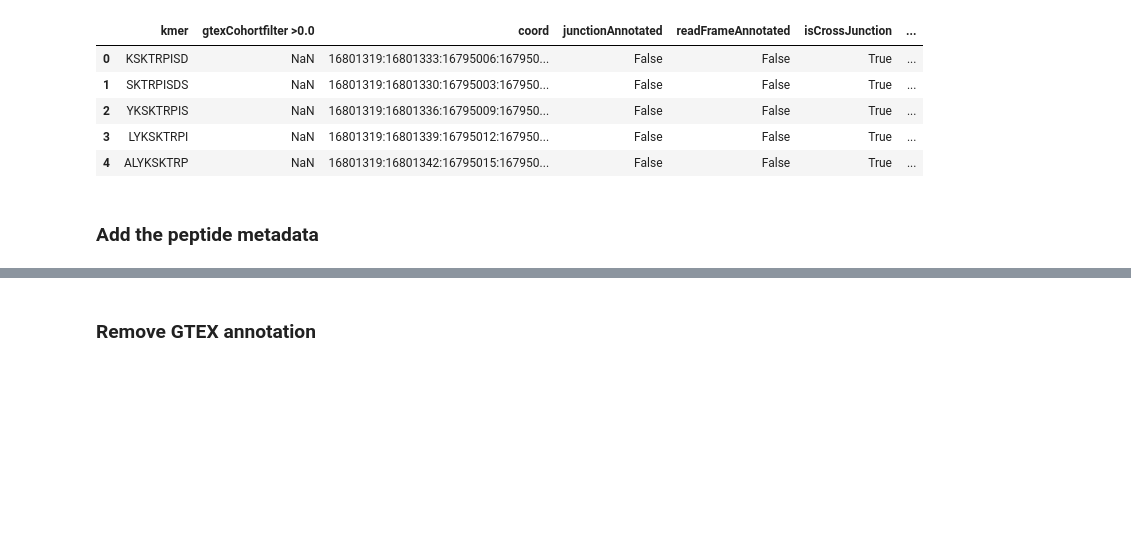
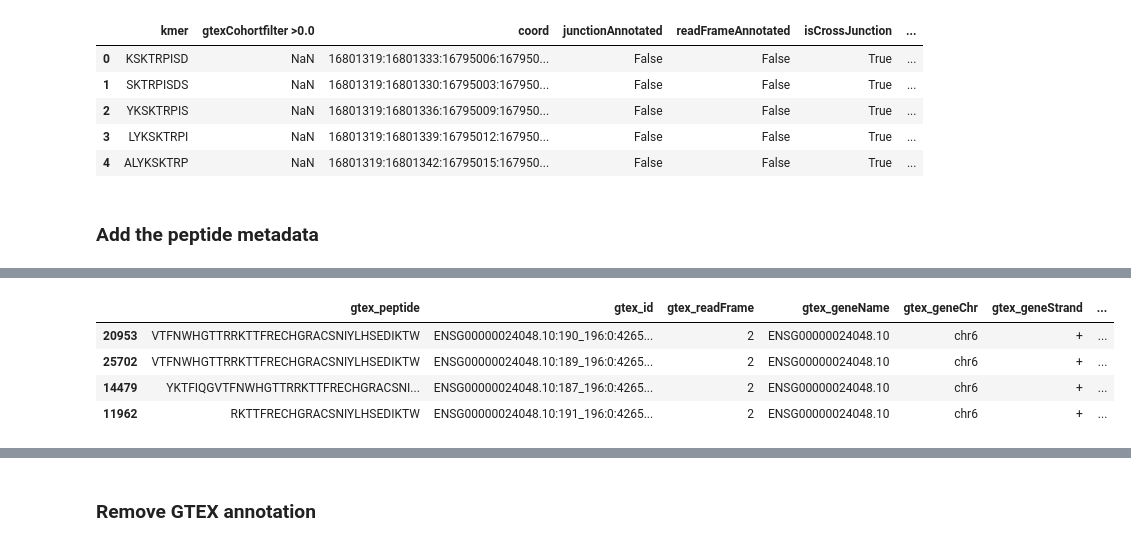
Before and after one commit to ratschlab/projects2020_ohsu, a Jupyter notebook: eth/debug/debug_false_positives/p20230307_filter_allRF_quality_check.ipynb, the cells around one changed output, grey strips where cells are left out. Cells and saved outputs as stored; diff of their text form; code cells hidden in the pictures; blank space fills up the shorter version.

```diff
--- a/eth/debug/debug_false_positives/p20230307_filter_allRF_quality_check.ipynb
+++ b/eth/debug/debug_false_positives/p20230307_filter_allRF_quality_check.ipynb
@@ -282,0 +452,8 @@ set(batch_kmers_init['junction_coordinate']).difference(set(meta_pep['junction_c
+# %%
+investgate.loc[[20953, 25702, 14479, 11962]]
+# %% [output]
+|  | gtex_peptide | gtex_id | gtex_readFrame | gtex_geneName | gtex_geneChr | gtex_geneStrand | ... |
+| 20953 | VTFNWHGTTRRKTTFRECHGRACSNIYLHSEDIKTW | ENSG00000024048.10:190_196:0:4265... | 2 | ENSG00000024048.10 | chr6 | + | ... |
+| 25702 | VTFNWHGTTRRKTTFRECHGRACSNIYLHSEDIKTW | ENSG00000024048.10:189_196:0:4265... | 2 | ENSG00000024048.10 | chr6 | + | ... |
+| 14479 | YKTFIQGVTFNWHGTTRRKTTFRECHGRACSNI... | ENSG00000024048.10:187_196:0:4265... | 2 | ENSG00000024048.10 | chr6 | + | ... |
+| 11962 | RKTTFRECHGRACSNIYLHSEDIKTW | ENSG00000024048.10:191_196:0:4265... | 2 | ENSG00000024048.10 | chr6 | + | ... |
```
Also changed, not shown: parts of 40 cells of this notebook.
